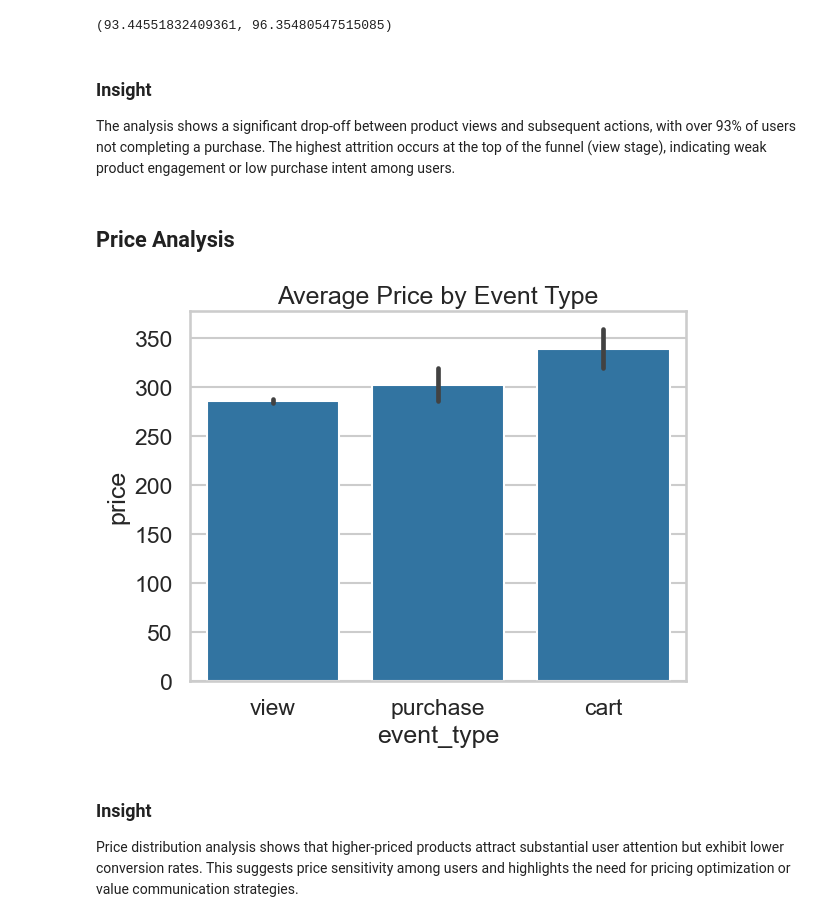
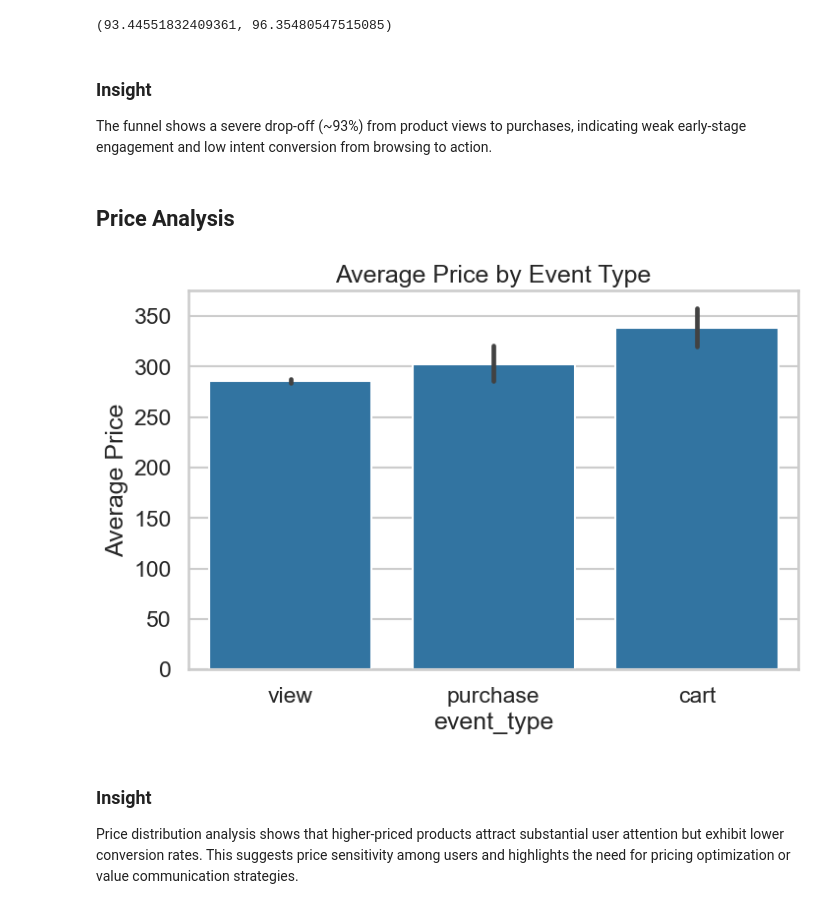
Before and after one commit to MonwabisiThebe/FUTURE_DS_03, a Jupyter notebook: TASK3.ipynb, the cells around one changed output. Drawn from its saved outputs; the diff is of its cells as text; code cells hidden in the pictures.

```diff
--- a/TASK3.ipynb
+++ b/TASK3.ipynb
@@ -136,15 +136,17 @@ drop_off_rate, drop_view_to_cart
 (93.44551832409361, 96.35480547515085)
 # %% [markdown]
 ### Insight
-The analysis shows a significant drop-off between product views and subsequent actions, with over 93% of users not completing a purchase. The highest attrition occurs at the top of the funnel (view stage), indicating weak product engagement or low purchase intent among users.
+The funnel shows a severe drop-off (~93%) from product views to purchases, indicating weak early-stage engagement and low intent conversion from browsing to action.
 # %% [markdown]
 ## Price Analysis
 # %%
+plt.figure(figsize=(8,5))
 sns.barplot(data=df, x='event_type', y='price', estimator='mean')
 plt.title("Average Price by Event Type")
+plt.ylabel("Average Price")
 plt.show()
 # %% [output]
-[figure, old version]
+[figure, new version]
 # %% [markdown]
 ### Insight
 Price distribution analysis shows that higher-priced products attract substantial user attention but exhibit lower conversion rates. This suggests price sensitivity among users and highlights the need for pricing optimization or value communication strategies.
```
Also changed, not shown: parts of 1 cell of this notebook, 1 other file.
